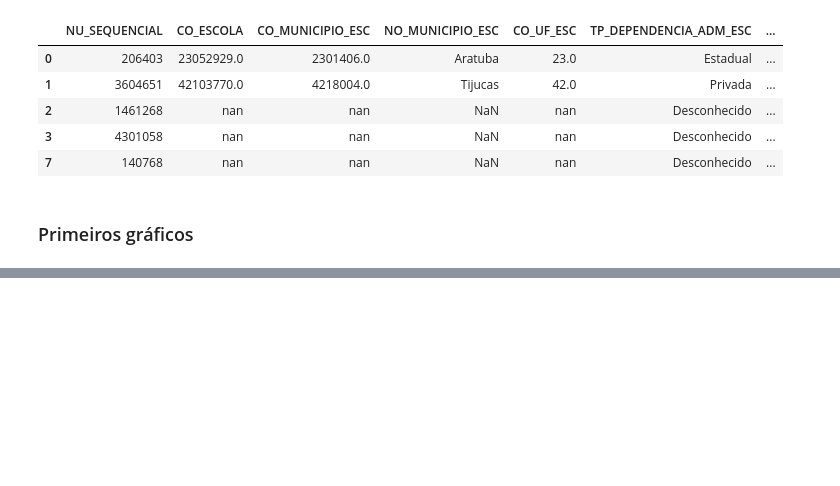
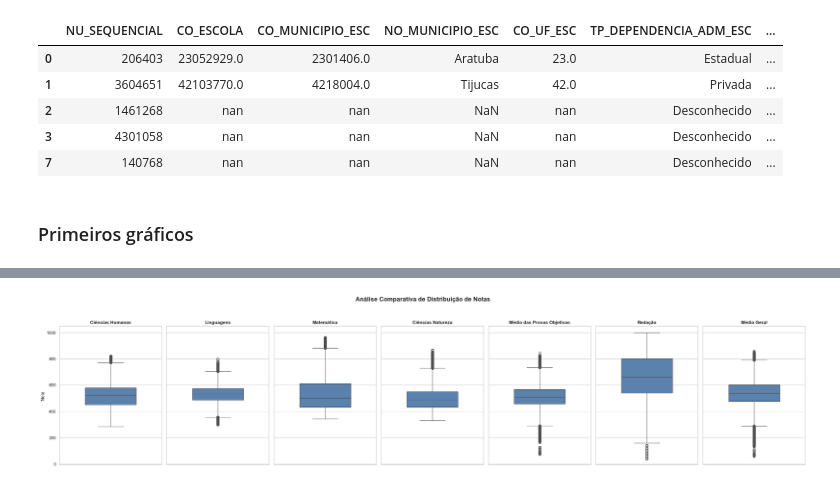
Before and after one commit to MykaQMS/cd2_analise_enem, a Jupyter notebook: notebooks/01_eda_enem.ipynb, the cells around one changed output, grey strips where cells are left out. Drawn from its saved outputs; the diff is of its cells as text; code cells hidden in the pictures; blank space fills up the shorter version.

```diff
--- a/notebooks/01_eda_enem.ipynb
+++ b/notebooks/01_eda_enem.ipynb
@@ -221,0 +352,14 @@ plt.show()
+# %%
+areas = [
+    "NU_NOTA_CH",
+    "NU_NOTA_LC",
+    "NU_NOTA_MT",
+    "NU_NOTA_CN",
+    "NU_NOTA_MEDIA_OBJETIVAS",
+    "NU_NOTA_REDACAO",
+    "NU_NOTA_MEDIA_GERAL"
+]
+
+plotar_boxplots_notas(df_enem_filtrado, areas)
+# %% [output]
+[figure, added]
```
Also changed, not shown: parts of 11 cells of this notebook, 14 other files.
